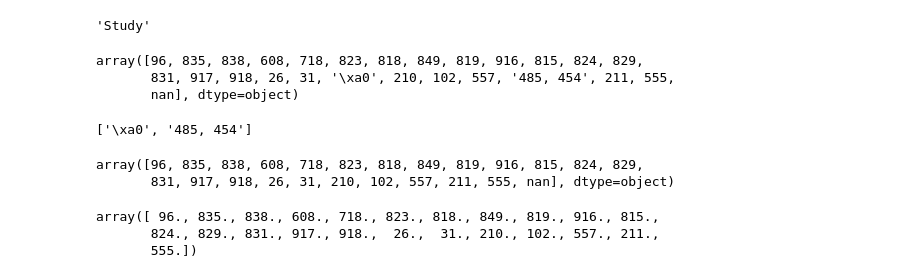
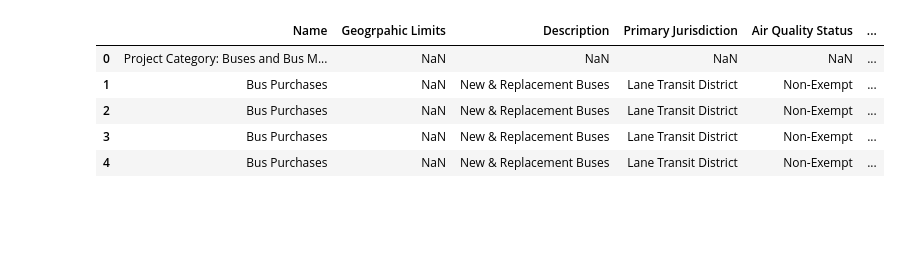
Before and after one commit to dongmeic/RTP, a Jupyter notebook: projlist/review_RTP_project_list.ipynb, the cells around one changed output. Saved outputs shown, nothing was run; the diff lists cells and outputs as text; code cells hidden in the pictures; blank space fills up the shorter version.

```diff
--- a/projlist/review_RTP_project_list.ipynb
+++ b/projlist/review_RTP_project_list.ipynb
@@ -98,6 +137,14 @@ sheet_name='Auto Constrained - Study'
+# %%
+table='Working DRAFT 2045 Project List.xlsx'
+# %%
+xl = pd.ExcelFile(table)
 # %%
-df = xl.parse(sheet_name)
+df = xl.parse('Transit Constrained', nrows=5)
+df
+# %% [output]
+|  | Name | Geogrpahic Limits | Description | Primary Jurisdiction | Air Quality Status | ... |
+| 0 | Project Category: Buses and Bus M... | NaN | NaN | NaN | NaN | ... |
+| 1 | Bus Purchases | NaN | New & Replacement Buses | Lane Transit District | Non-Exempt | ... |
+| 2 | Bus Purchases | NaN | New & Replacement Buses | Lane Transit District | Non-Exempt | ... |
+| 3 | Bus Purchases | NaN | New & Replacement Buses | Lane Transit District | Non-Exempt | ... |
+| 4 | Bus Purchases | NaN | New & Replacement Buses | Lane Transit District | Non-Exempt | ... |
-# %%
-df['Name'][0].split(":")[1].lstrip()
-# %% [output]
-'Study'
@@ -108,10 +150,0 @@ rtplist = df['RTP #'].unique()
-# %%
-rtplist
-# %% [output]
-array([96, 835, 838, 608, 718, 823, 818, 849, 819, 916, 815, 824, 829,
-       831, 917, 918, 26, 31, '\xa0', 210, 102, 557, '485, 454', 211, 555,
-       nan], dtype=object)
-# %%
-[item for item in df['RTP #'].unique() if type(item) is str]
-# %% [output]
-['\xa0', '485, 454']
@@ -124,13 +150,0 @@ if len(strlist) > 0:
-# %%
-a = rtplist
-a
-# %% [output]
-array([96, 835, 838, 608, 718, 823, 818, 849, 819, 916, 815, 824, 829,
-       831, 917, 918, 26, 31, 210, 102, 557, 211, 555, nan], dtype=object)
-# %%
-a = a.astype(float)
-a[~np.isnan(a)]
-# %% [output]
-array([ 96., 835., 838., 608., 718., 823., 818., 849., 819., 916., 815.,
-       824., 829., 831., 917., 918.,  26.,  31., 210., 102., 557., 211.,
-       555.])
```
Also changed, not shown: parts of 30 cells of this notebook, 3 other files.
